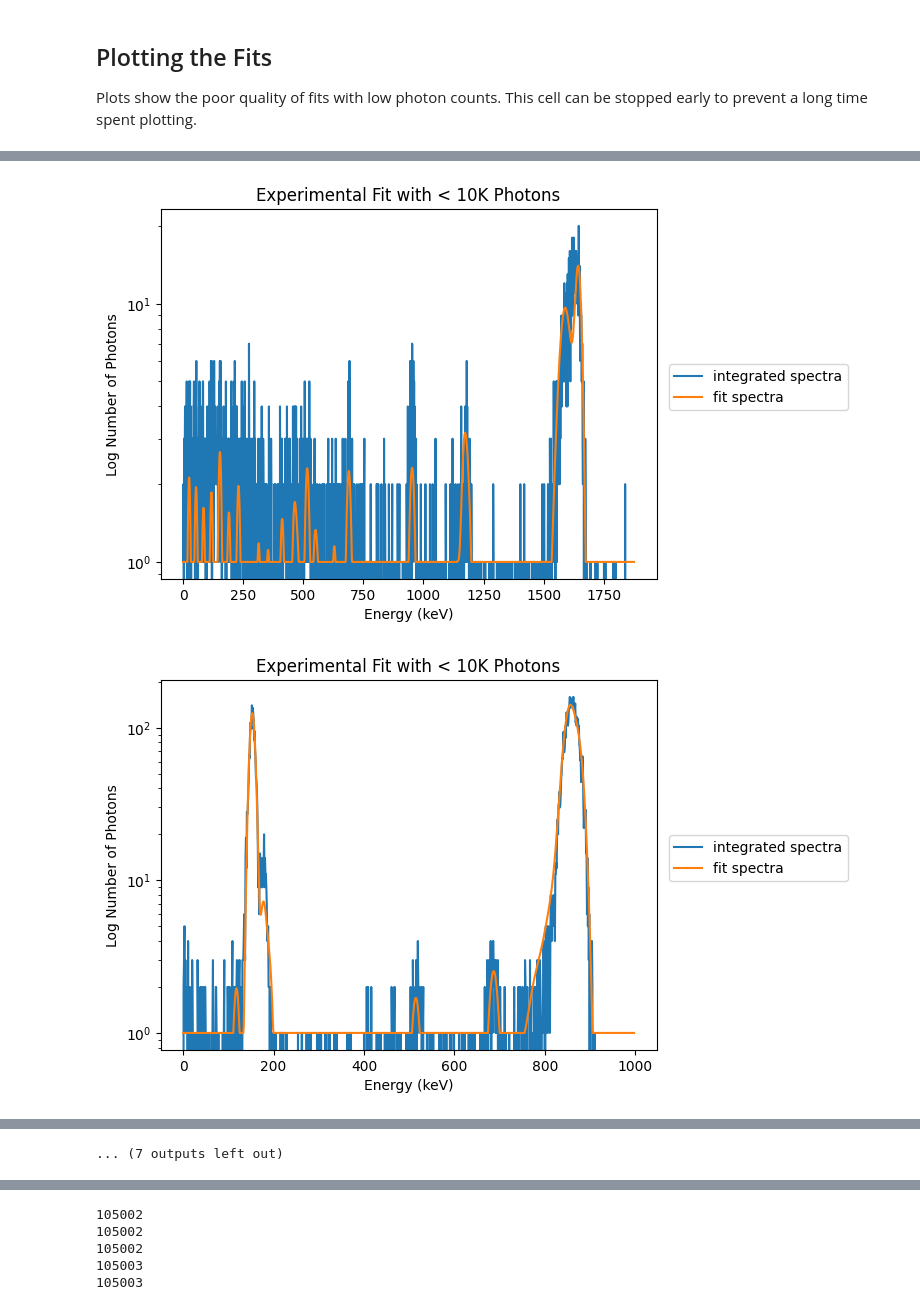
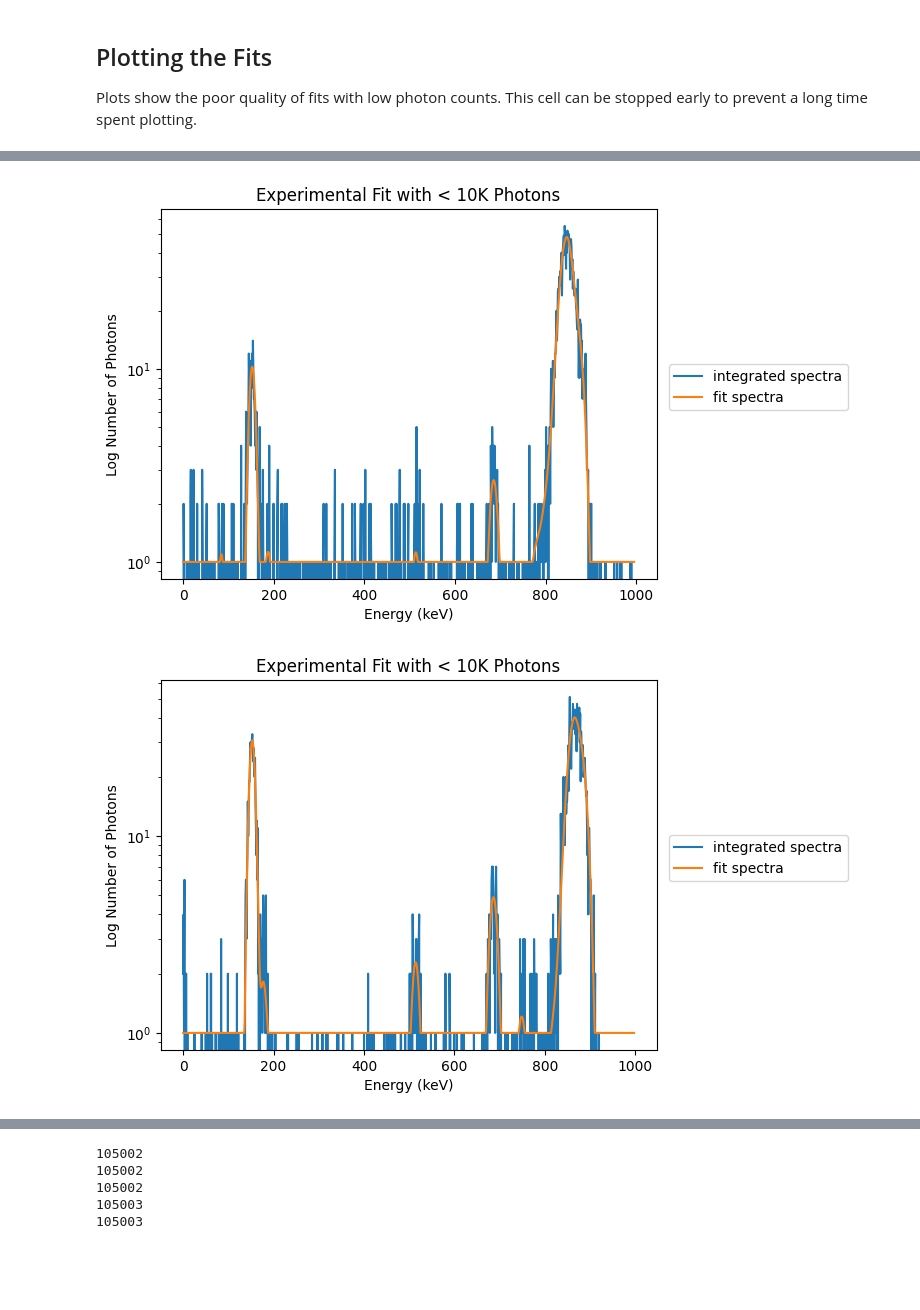
Before and after one commit to banubot/xrf-maps-fit-params, a Jupyter notebook: 02_photon_counts_limits.ipynb, the cells around one changed output, grey strips where cells are left out. Cells and saved outputs as stored; diff of their text form; code cells hidden in the pictures; blank space fills up the shorter version.

```diff
--- a/02_photon_counts_limits.ipynb
+++ b/02_photon_counts_limits.ipynb
@@ -26,6 +26,7 @@ MIN_PHOTON_COUNTS_UPPER = 3_000
 MIN_PHOTON_COUNTS_LOWER = 2_000
 # %%
 with h5py.File(input_filename, 'r') as infile:
+    n_plots = 0
     for name, h5obj in infile.items():
         # Load dataset
         int_specs = h5obj['int_spectra']
@@ -34,9 +35,9 @@ with h5py.File(input_filename, 'r') as infile:
             for photon_count in spectra:
                 if photon_count < 0:
                     no_negatives = False
-            if no_negatives:
+            if no_negatives and n_plots < 5:
                 photon_count_sum = sum(spectra)
-                if photon_count_sum < MIN_PHOTON_COUNTS and photon_count_sum > MIN_PHOTON_COUNTS_LOWER:
+                if photon_count_sum < MIN_PHOTON_COUNTS_UPPER and photon_count_sum > MIN_PHOTON_COUNTS_LOWER:
                     # Use Gaussian Model
                     model = px.fitting.models.GaussModel()
                     po = px.ParamsOverride()
@@ -65,7 +66,7 @@ with h5py.File(input_filename, 'r') as infile:
                     fit_spec = np.clip(fit_spec, 1, max_val)
                     # Resize int_spec to match fit_spec
                     resize_spectra = spectra[energy_range.min:energy_range.max+1]
-
+                    n_plots += 1
                     i_ax = np.linspace(0, resize_spectra.size-1, resize_spectra.size)
                     f_ax = np.linspace(0, fit_spec.size-1, fit_spec.size)
                     fig, axs = plt.subplots()
@@ -84,2 +85,2 @@ with h5py.File(input_filename, 'r') as infile:
-[figure, old version]
+[figure, new version]
-[figure, old version]
+[figure, new version]
@@ -93,4 +87,3 @@ with h5py.File(input_filename, 'r') as infile:
-... (7 outputs left out)
 # %%
 MAX_PHOTON_COUNTS = 100_000_000
 # %%
```
Also changed, not shown: parts of 4 cells of this notebook, 18 other files.
